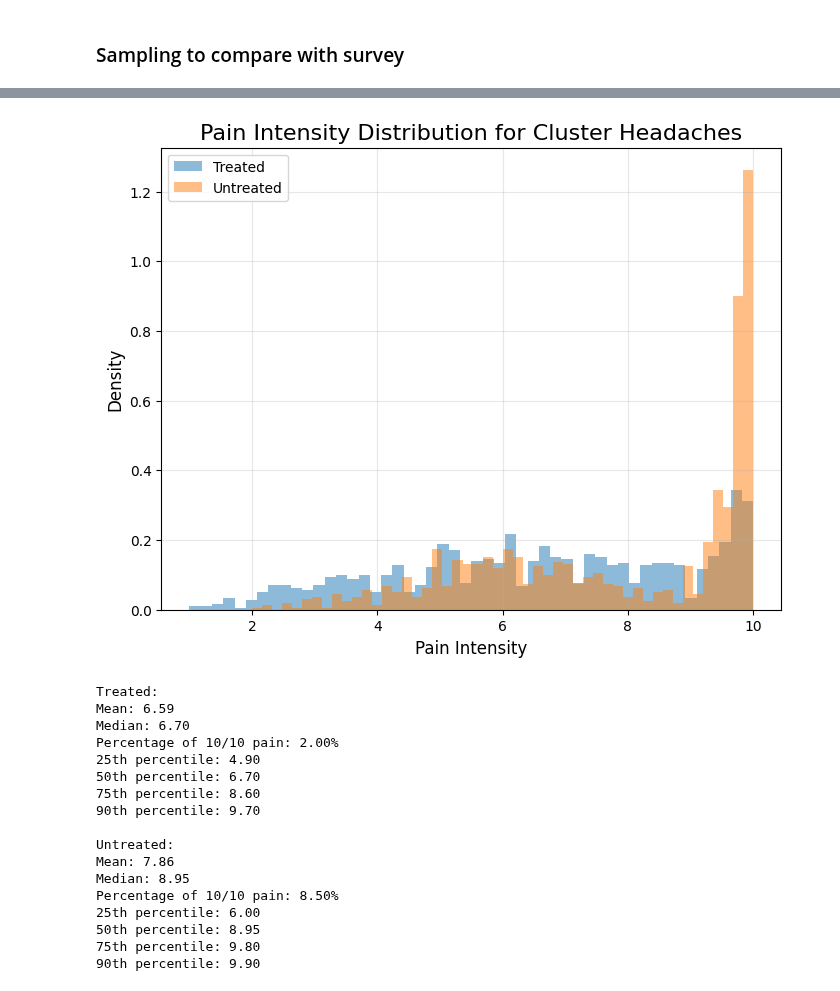
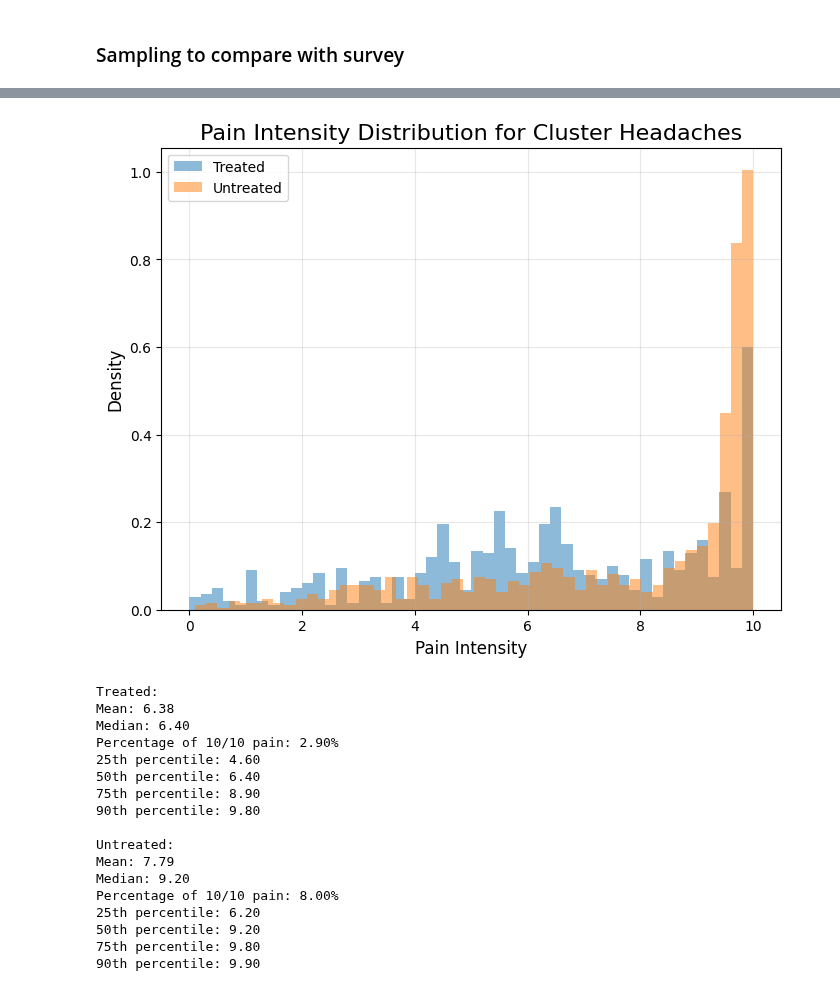
Before and after one commit to aph-research/cluster-headaches, a Jupyter notebook: Cluster headache full model.ipynb, the cells around one changed output, grey strips where cells are left out. Drawn from its saved outputs; the diff is of its cells as text; code cells hidden in the pictures.

```diff
--- a/Cluster headache full model.ipynb
+++ b/Cluster headache full model.ipynb
@@ -525,75 +531,66 @@ Std Dev: 18.78
 # %%
-def get_truncated_normal(mean, sd, low, upp, size=None):
-    return truncnorm((low - mean) / sd, (upp - mean) / sd, loc=mean, scale=sd).rvs(size=size)
-
-def reversed_exponential(scale, size=None):
-    return 10 - np.random.exponential(scale=scale, size=size)
-
-def generate_max_pain_intensity(treated=False, size=None):
-    if size is None:
-        size = 1
-
-    if treated:
+def generate_max_pain_intensity(is_treated, size):
+    if is_treated:
         # For treated patients:
         choices = np.random.choice(3, size=size, p=[0.30, 0.50, 0.20])
 
-        mild_to_moderate = get_truncated_normal(mean=4, sd=1.5, low=1, upp=7, size=size)
-        moderate_to_severe = get_truncated_normal(mean=7, sd=1.5, low=4, upp=10, size=size)
-        very_severe = reversed_exponential(scale=0.5, size=size)
+        mild_to_moderate = truncnorm.rvs(a=(0-4)/3, b=(7-4)/3, loc=4, scale=3, size=size)
+        moderate_to_severe = truncnorm.rvs(a=(4-7)/3, b=(10-7)/3, loc=7, scale=3, size=size)
+        very_severe = 10 - expon.rvs(scale=0.3, size=size)
 
-        pain = np.where(choices == 0, mild_to_moderate,
-                np.where(choices == 1, moderate_to_severe, very_severe))
+        intensities = np.where(choices == 0, mild_to_moderate,
+                      np.where(choices == 1, moderate_to_severe, very_severe))
     else:
         # For untreated patients:
         choices = np.random.choice(2, size=size, p=[0.50, 0.50])
 
-        moderate_to_severe = get_truncated_normal(mean=6, sd=1.5, low=2, upp=10, size=size)
-        very_severe = reversed_exponential(scale=0.3, size=size)
+        moderate_to_severe = truncnorm.rvs(a=(0-6.5)/3, b=(10-6.5)/3, loc=6.5, scale=3, size=size)
+        very_severe = 10 - expon.rvs(scale=0.3, size=size)
 
-        pain = np.where(choices == 0, moderate_to_severe, very_severe)
+        intensities = np.where(choices == 0, moderate_to_severe, very_severe)
 
-    return np.round(np.clip(pain, 0, 10), decimals=1)
+    return np.round(np.clip(intensities, 0, 10), decimals=1)
 
 # Generate samples
 n_samples = 1000
-treated_samples = generate_max_pain_intensity(treated=True, size=n_samples)
-untreated_samples = generate_max_pain_intensity(treated=False, size=n_samples)
+treated_samples = generate_max_pain_intensity(is_treated=True, size=n_samples)
+untreated_samples = generate_max_pain_intensity(is_treated=False, size=n_samples)
 
 # Plotting
 plt.figure(figsize=(8, 6))
 plt.hist(treated_samples, bins=50, alpha=0.5, label='Treated', density=True)
 plt.hist(untreated_samples, bins=50, alpha=0.5, label='Untreated', density=True)
 plt.title('Pain Intensity Distribution for Cluster Headaches', fontsize=16)
 plt.xlabel('Pain Intensity', fontsize=12)
 plt.ylabel('Density', fontsize=12)
 plt.legend(fontsize=10)
 plt.grid(True, alpha=0.3)
 plt.show()
 
 # Print statistics
 for name, samples in [("Treated", treated_samples), ("Untreated", untreated_samples)]:
     print(f"\n{name}:")
     print(f"Mean: {np.mean(samples):.2f}")
     print(f"Median: {np.median(samples):.2f}")
     print(f"Percentage of 10/10 pain: {(np.array(samples) == 10).mean():.2%}")
     for p in [25, 50, 75, 90]:
         print(f"{p}th percentile: {np.percentile(samples, p):.2f}")
 # %% [output]
-[figure, old version]
+[figure, new version]
 Treated:
-Mean: 6.59
-Median: 6.70
-Percentage of 10/10 pain: 2.00%
-25th percentile: 4.90
-50th percentile: 6.70
-75th percentile: 8.60
-90th percentile: 9.70
+Mean: 6.38
+Median: 6.40
+Percentage of 10/10 pain: 2.90%
+25th percentile: 4.60
+50th percentile: 6.40
+75th percentile: 8.90
+90th percentile: 9.80
 
 Untreated:
-Mean: 7.86
-Median: 8.95
-Percentage of 10/10 pain: 8.50%
-25th percentile: 6.00
-50th percentile: 8.95
+Mean: 7.79
+Median: 9.20
+Percentage of 10/10 pain: 8.00%
+25th percentile: 6.20
+50th percentile: 9.20
 75th percentile: 9.80
 90th percentile: 9.90
```
Also changed, not shown: parts of 9 cells of this notebook, 1 other file.
